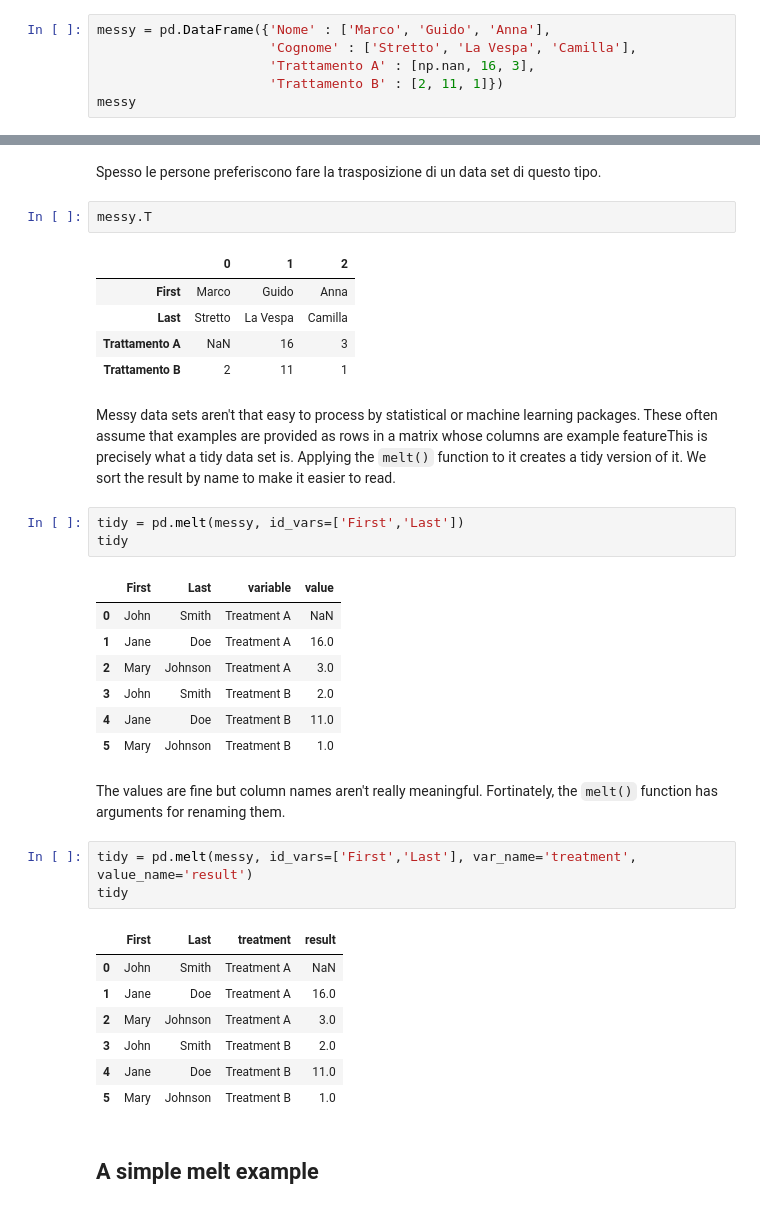
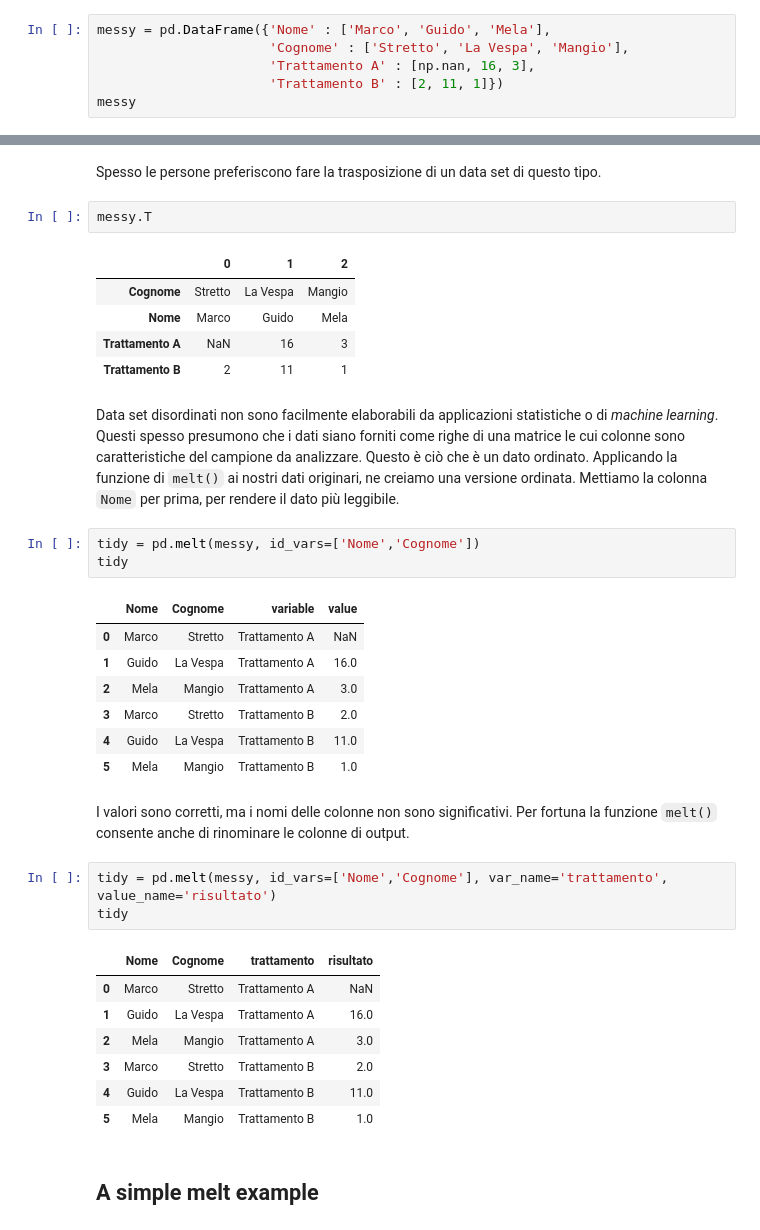
Before and after one commit to aborruso/Tidy-Data, a Jupyter notebook: Tidy-Data.ipynb, the cells around one changed output, grey strips where cells are left out. Drawn from its saved outputs; the diff is of its cells as text.

Commit message:
tradotte altre righe

```diff
--- a/Tidy-Data.ipynb
+++ b/Tidy-Data.ipynb
@@ -25,8 +25,8 @@ Un data set disordinato. *Disordinato* è utilizzato come nella pubblicazione di
 
 A messy data set.  *Messy* is used as defined in Hadley Wickham's paper: any data set that is not tidy. Data set disordinati sono spesso utili per mostrare agli umani come siano compatti. Questa forma è spesso usata nelle pubblicazioni.
 # %%
-messy = pd.DataFrame({'Nome' : ['Marco', 'Guido', 'Anna'],
-                      'Cognome' : ['Stretto', 'La Vespa', 'Camilla'],
+messy = pd.DataFrame({'Nome' : ['Marco', 'Guido', 'Mela'],
+                      'Cognome' : ['Stretto', 'La Vespa', 'Mangio'],
                       'Trattamento A' : [np.nan, 16, 3],
                       'Trattamento B' : [2, 11, 1]})
 messy
@@ -41,36 +41,36 @@ Spesso le persone preferiscono fare la trasposizione di un data set di questo ti
 messy.T
 # %% [output]
 |  | 0 | 1 | 2 |
-| First | Marco | Guido | Anna |
-| Last | Stretto | La Vespa | Camilla |
+| Cognome | Stretto | La Vespa | Mangio |
+| Nome | Marco | Guido | Mela |
 | Trattamento A | NaN | 16 | 3 |
 | Trattamento B | 2 | 11 | 1 |
-# %% [markdown]
-Messy data sets aren't that easy to process by statistical or machine learning packages.  These often assume that examples are provided as rows in a matrix whose columns are example featureThis is precisely what a tidy data set is.  Applying the `melt()` function to it creates a tidy version of it. We sort the result by name to make it easier to read.
+# %% [markdown]
+Data set disordinati non sono facilmente elaborabili da applicazioni statistiche o di *machine learning*. Questi spesso presumono che i dati siano forniti come righe di una matrice le cui colonne sono caratteristiche del campione da analizzare. Questo è ciò che è un dato ordinato. Applicando la funzione di `melt()` ai nostri dati originari, ne creiamo una versione ordinata. Mettiamo la colonna `Nome` per prima, per rendere il dato più leggibile.
 # %%
-tidy = pd.melt(messy, id_vars=['First','Last'])
+tidy = pd.melt(messy, id_vars=['Nome','Cognome'])
 tidy
 # %% [output]
-|  | First | Last | variable | value |
-| 0 | John | Smith | Treatment A | NaN |
-| 1 | Jane | Doe | Treatment A | 16.0 |
-| 2 | Mary | Johnson | Treatment A | 3.0 |
-| 3 | John | Smith | Treatment B | 2.0 |
-| 4 | Jane | Doe | Treatment B | 11.0 |
-| 5 | Mary | Johnson | Treatment B | 1.0 |
+|  | Nome | Cognome | variable | value |
+| 0 | Marco | Stretto | Trattamento A | NaN |
+| 1 | Guido | La Vespa | Trattamento A | 16.0 |
+| 2 | Mela | Mangio | Trattamento A | 3.0 |
+| 3 | Marco | Stretto | Trattamento B | 2.0 |
+| 4 | Guido | La Vespa | Trattamento B | 11.0 |
+| 5 | Mela | Mangio | Trattamento B | 1.0 |
-# %% [markdown]
-The values are fine but column names aren't really meaningful.  Fortinately, the `melt()` function has arguments for renaming them.
+# %% [markdown]
+I valori sono corretti, ma i nomi delle colonne non sono significativi. Per fortuna la funzione `melt()` consente anche di rinominare le colonne di output.
 # %%
-tidy = pd.melt(messy, id_vars=['First','Last'], var_name='treatment', value_name='result')
+tidy = pd.melt(messy, id_vars=['Nome','Cognome'], var_name='trattamento', value_name='risultato')
 tidy
 # %% [output]
-|  | First | Last | treatment | result |
-| 0 | John | Smith | Treatment A | NaN |
-| 1 | Jane | Doe | Treatment A | 16.0 |
-| 2 | Mary | Johnson | Treatment A | 3.0 |
-| 3 | John | Smith | Treatment B | 2.0 |
-| 4 | Jane | Doe | Treatment B | 11.0 |
-| 5 | Mary | Johnson | Treatment B | 1.0 |
+|  | Nome | Cognome | trattamento | risultato |
+| 0 | Marco | Stretto | Trattamento A | NaN |
+| 1 | Guido | La Vespa | Trattamento A | 16.0 |
+| 2 | Mela | Mangio | Trattamento A | 3.0 |
+| 3 | Marco | Stretto | Trattamento B | 2.0 |
+| 4 | Guido | La Vespa | Trattamento B | 11.0 |
+| 5 | Mela | Mangio | Trattamento B | 1.0 |
 # %% [markdown]
 ## A simple melt example
 # %%
```
Also changed, not shown: parts of 1 cell of this notebook.
